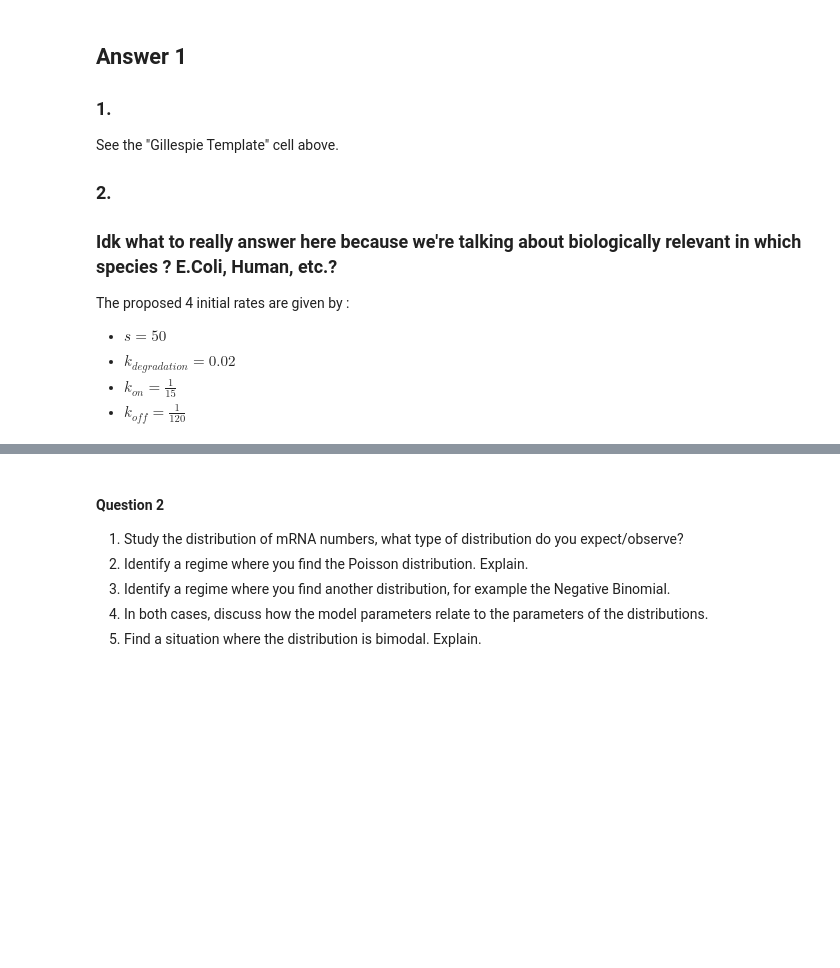
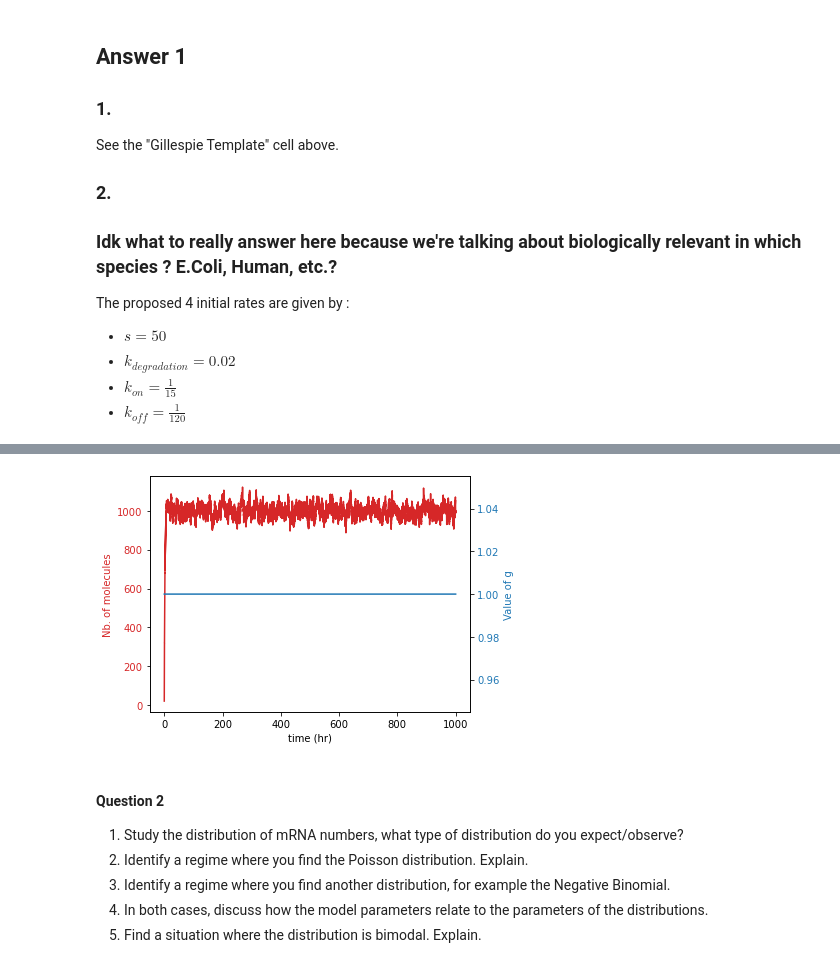
Before and after one commit to Romrchp/graded-exs, a Jupyter notebook: Exercise_Week11_12_A.ipynb, the cells around one changed output, grey strips where cells are left out. Cells and saved outputs as stored; diff of their text form; code cells hidden in the pictures; blank space fills up the shorter version.

```diff
--- a/Exercise_Week11_12_A.ipynb
+++ b/Exercise_Week11_12_A.ipynb
@@ -271,3 +242,38 @@ plt.show()
+# %%
+### Defining our default rates
+g = 1
+n = 20
+t = 0
+s = 500 # number of initiations per minute
+k = 0.5 # 1/k = 2 min
+k_on  = 1
+k_off = 0
+
+#Running the gillespie algorithm with our default rates
+tprint,nprint,gprint = gillespie(g,n,t,s,k,k_on,k_off)
+
+fig, ax1 = plt.subplots()
+
+color = 'tab:red'
+ax1.set_xlabel('time (hr)')
+ax1.set_ylabel('Nb. of molecules', color=color)
+ax1.plot(tprint, nprint, color=color)
+ax1.tick_params(axis='y', labelcolor=color)
+
+
+#If you only want to see the number of molecules and not the g values, comment all the lines below besides the last two
+
+ax2 = ax1.twinx()  # instantiate a second axes that shares the same x-axis
+
+color = 'tab:blue'
+ax2.set_ylabel('Value of g', color=color)  # we already handled the x-label with ax1
+ax2.plot(tprint, gprint, color=color)
+ax2.tick_params(axis='y', labelcolor=color)
+
+fig.tight_layout()  # otherwise the right y-label is slightly clipped
+plt.show()
+# %% [output]
+[figure, added]
 # %% [markdown]
 #### Question 2
 1. Study the distribution of mRNA numbers, what type of distribution do you expect/observe?
```
Also changed, not shown: parts of 8 cells of this notebook, 1 other file.
